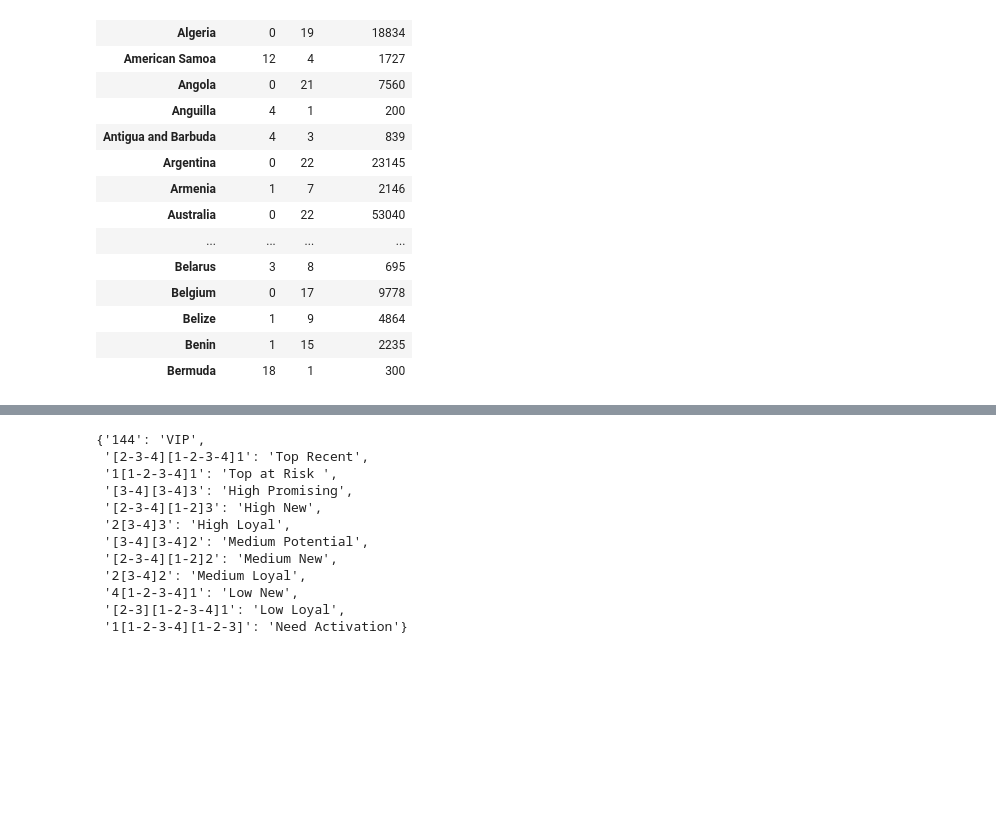
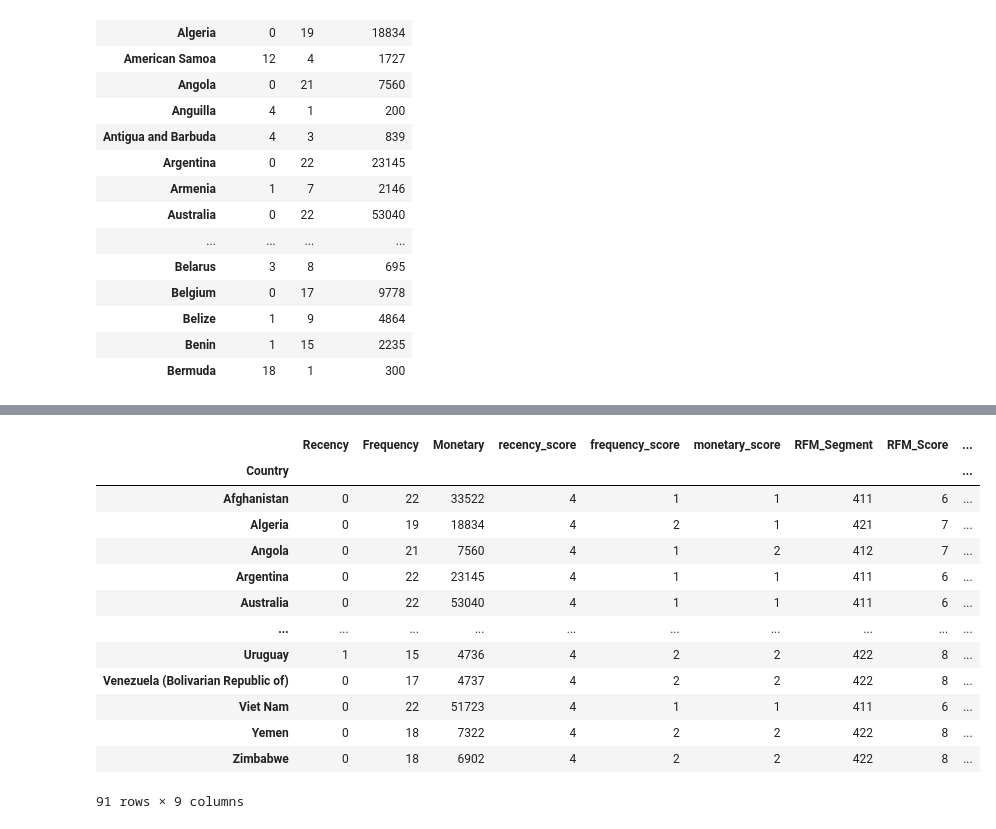
Before and after one commit to antonis3m/Climate.Change.Project2, a Jupyter notebook: Analysis/Analysis.ipynb, the cells around one changed output, grey strips where cells are left out. Drawn from its saved outputs; the diff is of its cells as text; code cells hidden in the pictures; blank space fills up the shorter version.

```diff
--- a/Analysis/Analysis.ipynb
+++ b/Analysis/Analysis.ipynb
@@ -183,15 +203,17 @@ df_rfm
-# %%
-segt_map
-# %% [output]
-{'144': 'VIP',
- '[2-3-4][1-2-3-4]1': 'Top Recent',
- '1[1-2-3-4]1': 'Top at Risk ',
- '[3-4][3-4]3': 'High Promising',
- '[2-3-4][1-2]3': 'High New',
- '2[3-4]3': 'High Loyal',
- '[3-4][3-4]2': 'Medium Potential',
- '[2-3-4][1-2]2': 'Medium New',
- '2[3-4]2': 'Medium Loyal',
- '4[1-2-3-4]1': 'Low New',
- '[2-3][1-2-3-4]1': 'Low Loyal',
- '1[1-2-3-4][1-2-3]': 'Need Activation'}
+# %%
+df_rfm[ df_rfm['Segment_labels'] == 'Low']
+# %% [output]
+|  | Recency | Frequency | Monetary | recency_score | frequency_score | monetary_score | RFM_Segment | RFM_Score | ... |
+| Country |  |  |  |  |  |  |  |  | ... |
+| Afghanistan | 0 | 22 | 33522 | 4 | 1 | 1 | 411 | 6 | ... |
+| Algeria | 0 | 19 | 18834 | 4 | 2 | 1 | 421 | 7 | ... |
+| Angola | 0 | 21 | 7560 | 4 | 1 | 2 | 412 | 7 | ... |
+| Argentina | 0 | 22 | 23145 | 4 | 1 | 1 | 411 | 6 | ... |
+| Australia | 0 | 22 | 53040 | 4 | 1 | 1 | 411 | 6 | ... |
+| ... | ... | ... | ... | ... | ... | ... | ... | ... | ... |
+| Uruguay | 1 | 15 | 4736 | 4 | 2 | 2 | 422 | 8 | ... |
+| Venezuela (Bolivarian Republic of) | 0 | 17 | 4737 | 4 | 2 | 2 | 422 | 8 | ... |
+| Viet Nam | 0 | 22 | 51723 | 4 | 1 | 1 | 411 | 6 | ... |
+| Yemen | 0 | 18 | 7322 | 4 | 2 | 2 | 422 | 8 | ... |
+| Zimbabwe | 0 | 18 | 6902 | 4 | 2 | 2 | 422 | 8 | ... |
+91 rows × 9 columns
```
Also changed, not shown: parts of 9 cells of this notebook, 5 other files.
